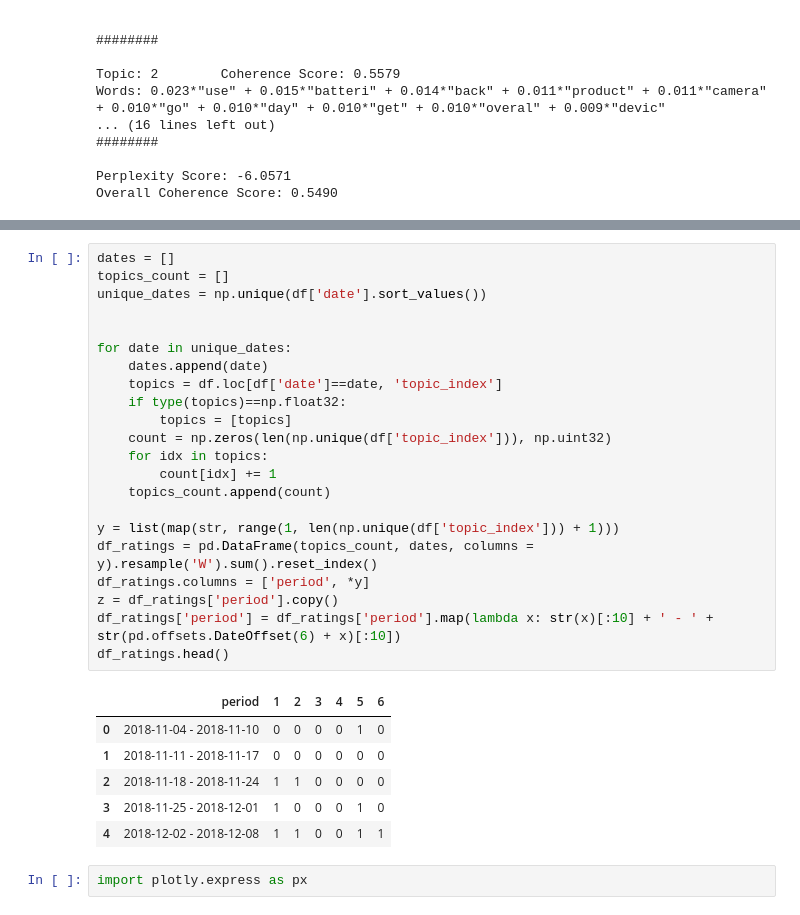
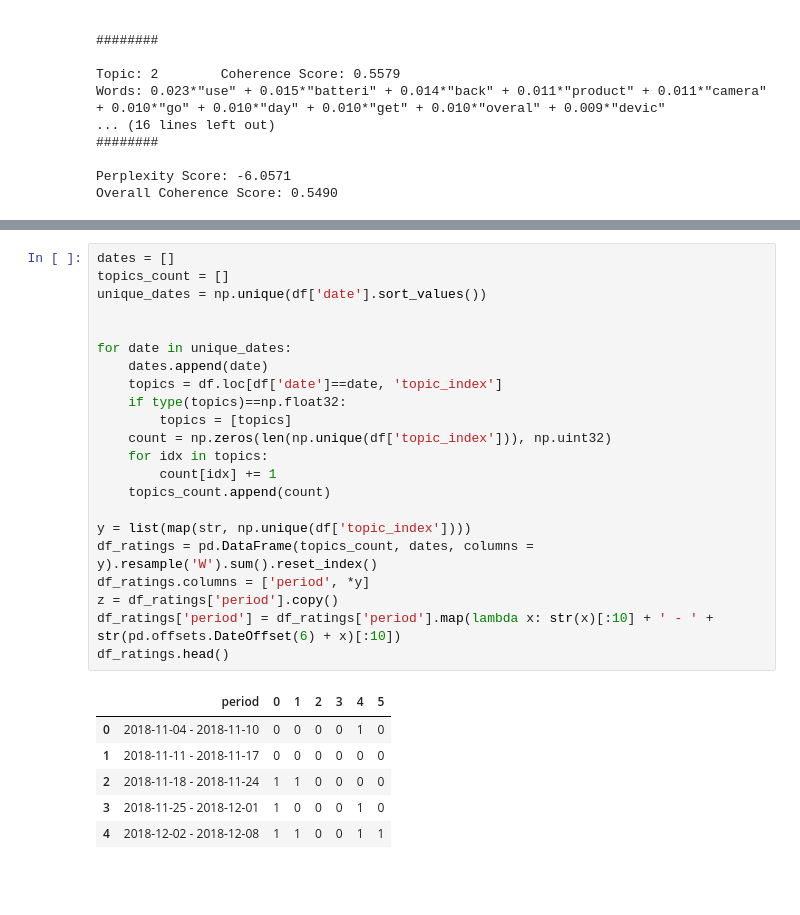
Before and after one commit to gstdl/Amazon-IPhone-XR-Product-Review-Topic-Modeling, a Jupyter notebook: jupyter_notebooks/3. Topic Modeling (LDA).ipynb, the cells around one changed output, grey strips where cells are left out. Cells and saved outputs as stored; diff of their text form; blank space fills up the shorter version.

```diff
--- a/jupyter_notebooks/3. Topic Modeling (LDA).ipynb
+++ b/jupyter_notebooks/3. Topic Modeling (LDA).ipynb
@@ -245,34 +213,32 @@ fig = px.bar(df['topic_index'].value_counts())
 # %%
 dates = []
 topics_count = []
 unique_dates = np.unique(df['date'].sort_values())
 
 
 for date in unique_dates:
     dates.append(date)
     topics = df.loc[df['date']==date, 'topic_index']
     if type(topics)==np.float32:
         topics = [topics]
     count = np.zeros(len(np.unique(df['topic_index'])), np.uint32)
     for idx in topics:
         count[idx] += 1
     topics_count.append(count)
 
-y = list(map(str, range(1, len(np.unique(df['topic_index'])) + 1)))
+y = list(map(str, np.unique(df['topic_index'])))
 df_ratings = pd.DataFrame(topics_count, dates, columns = y).resample('W').sum().reset_index()
 df_ratings.columns = ['period', *y]
 z = df_ratings['period'].copy()
 df_ratings['period'] = df_ratings['period'].map(lambda x: str(x)[:10] + ' - ' + str(pd.offsets.DateOffset(6) + x)[:10])
 df_ratings.head()
 # %% [output]
-|  | period | 1 | 2 | 3 | 4 | 5 | 6 |
+|  | period | 0 | 1 | 2 | 3 | 4 | 5 |
 | 0 | 2018-11-04 - 2018-11-10 | 0 | 0 | 0 | 0 | 1 | 0 |
 | 1 | 2018-11-11 - 2018-11-17 | 0 | 0 | 0 | 0 | 0 | 0 |
 | 2 | 2018-11-18 - 2018-11-24 | 1 | 1 | 0 | 0 | 0 | 0 |
 | 3 | 2018-11-25 - 2018-12-01 | 1 | 0 | 0 | 0 | 1 | 0 |
 | 4 | 2018-12-02 - 2018-12-08 | 1 | 1 | 0 | 0 | 1 | 1 |
-# %%
-import plotly.express as px
 # %%
 ticks = [
     ['End of Q4 2018', (2019,1,1)],
```
Also changed, not shown: parts of 11 cells of this notebook, 7 other files.
